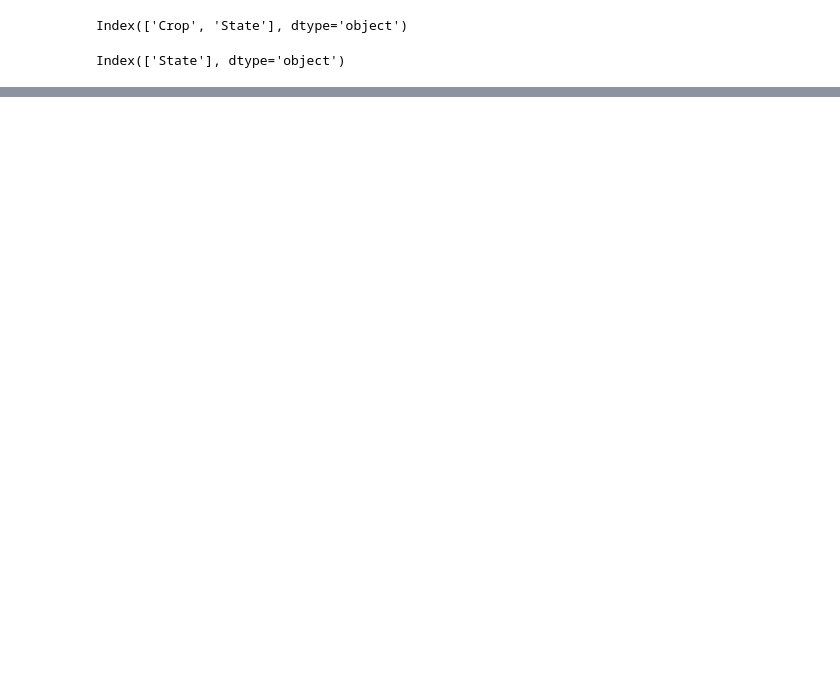
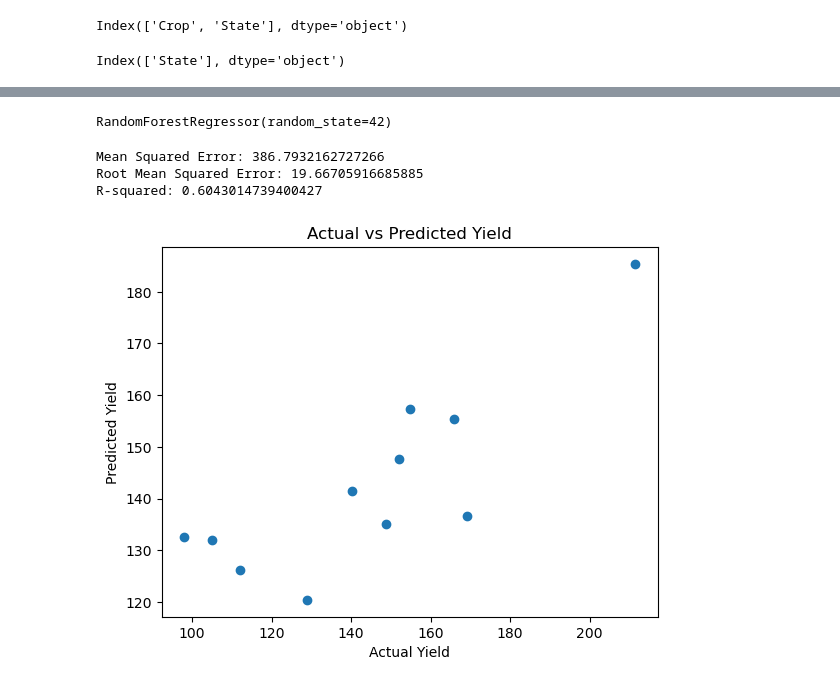
Before and after one commit to Kiash254/Deep-Learning-projects, a Jupyter notebook: crop_detection/crop.ipynb, the cells around one changed output, grey strips where cells are left out. Cells and saved outputs as stored; diff of their text form; code cells hidden in the pictures; blank space fills up the shorter version.

```diff
--- a/crop_detection/crop.ipynb
+++ b/crop_detection/crop.ipynb
@@ -89,0 +185,34 @@ crop_data.select_dtypes(include=['object']).columns
+# %%
+# Split the dataset into training and testing sets
+X_train, X_test, y_train, y_test = train_test_split(X, y, test_size=0.2, random_state=42)
+# %%
+# Train the random forest regressor
+rf = RandomForestRegressor(n_estimators=100, random_state=42)
+# %%
+rf.fit(X_train, y_train)
+# %% [output]
+RandomForestRegressor(random_state=42)
+# %%
+# Make predictions on the testing set
+y_pred = rf.predict(X_test)
+# %%
+# Evaluate the performance of the random forest regressor
+mse = mean_squared_error(y_test, y_pred)
+rmse = mse ** 0.5
+r2 = r2_score(y_test, y_pred)
+print("Mean Squared Error:", mse)
+print("Root Mean Squared Error:", rmse)
+print("R-squared:", r2)
+# %% [output]
+Mean Squared Error: 386.7932162727266
+Root Mean Squared Error: 19.66705916685885
+R-squared: 0.6043014739400427
+# %%
+#plot the graph between the actual and predicted values
+plt.scatter(y_test,y_pred)
+plt.xlabel('Actual Yield')
+plt.ylabel('Predicted Yield')
+plt.title('Actual vs Predicted Yield')
+plt.show()
+# %% [output]
+[figure, added]
```
Also changed, not shown: parts of 15 cells of this notebook, 1 other file.
